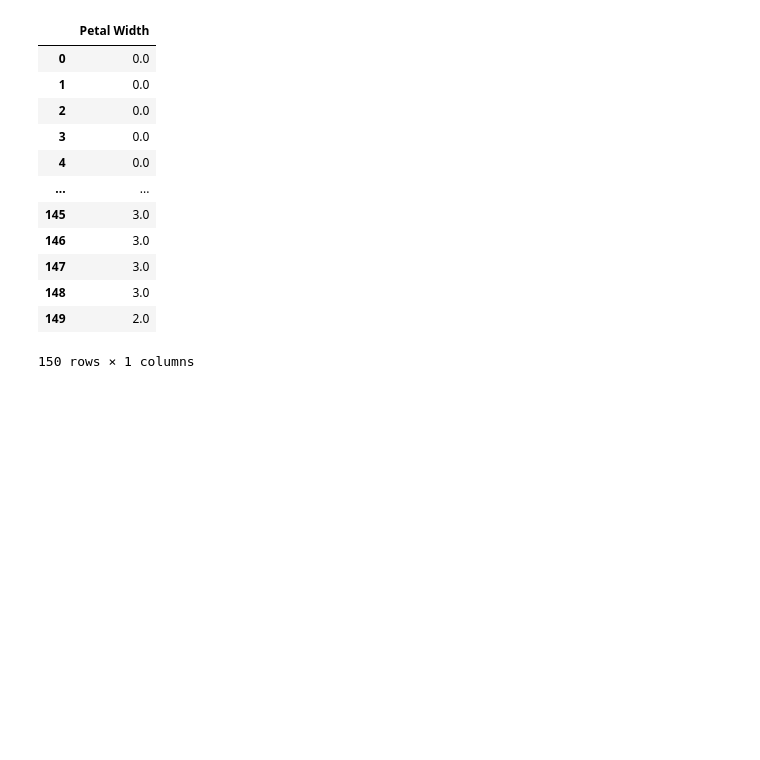
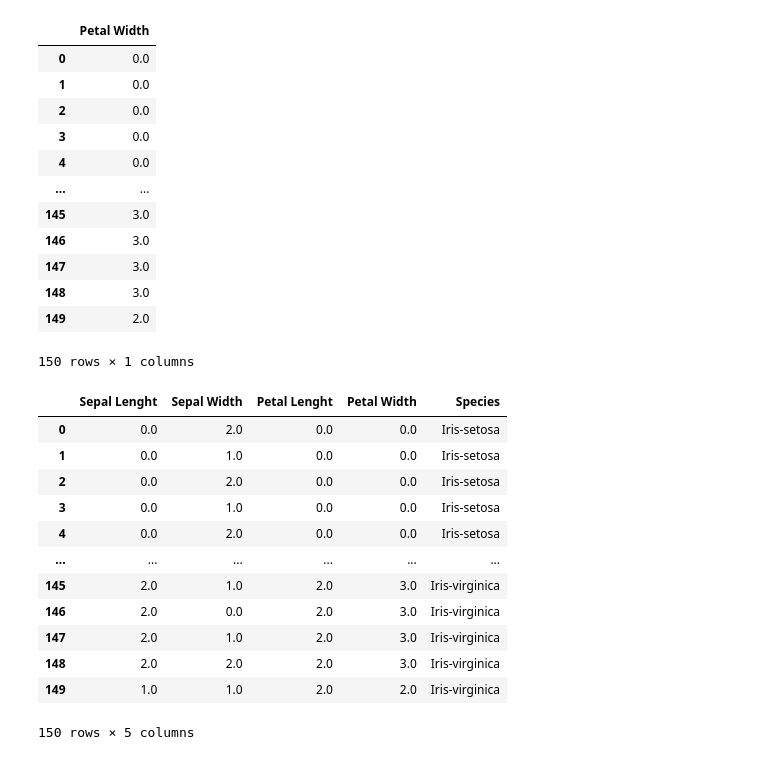
Before and after one commit to callmezamm/datamining, a Jupyter notebook: _sources/TUGAS.ipynb, the cells around one changed output. Saved outputs shown, nothing was run; the diff lists cells and outputs as text; code cells hidden in the pictures; blank space fills up the shorter version.

```diff
--- a/_sources/TUGAS.ipynb
+++ b/_sources/TUGAS.ipynb
@@ -319,5 +319,21 @@ df_pw
 # %%
 df_list = [df_sl, df_sw, df_pl, df_pw, iris.Species]
 df_full=pd.concat(df_list, axis=1)
+# %%
+df_full
+# %% [output]
+|  | Sepal Lenght | Sepal Width | Petal Lenght | Petal Width | Species |
+| 0 | 0.0 | 2.0 | 0.0 | 0.0 | Iris-setosa |
+| 1 | 0.0 | 1.0 | 0.0 | 0.0 | Iris-setosa |
+| 2 | 0.0 | 2.0 | 0.0 | 0.0 | Iris-setosa |
+| 3 | 0.0 | 1.0 | 0.0 | 0.0 | Iris-setosa |
+| 4 | 0.0 | 2.0 | 0.0 | 0.0 | Iris-setosa |
+| ... | ... | ... | ... | ... | ... |
+| 145 | 2.0 | 1.0 | 2.0 | 3.0 | Iris-virginica |
+| 146 | 2.0 | 0.0 | 2.0 | 3.0 | Iris-virginica |
+| 147 | 2.0 | 1.0 | 2.0 | 3.0 | Iris-virginica |
+| 148 | 2.0 | 2.0 | 2.0 | 3.0 | Iris-virginica |
+| 149 | 1.0 | 1.0 | 2.0 | 2.0 | Iris-virginica |
+150 rows × 5 columns
 # %%
 df_full.to_csv("irisdata.csv")
```
Also changed, not shown: 1 other file.
